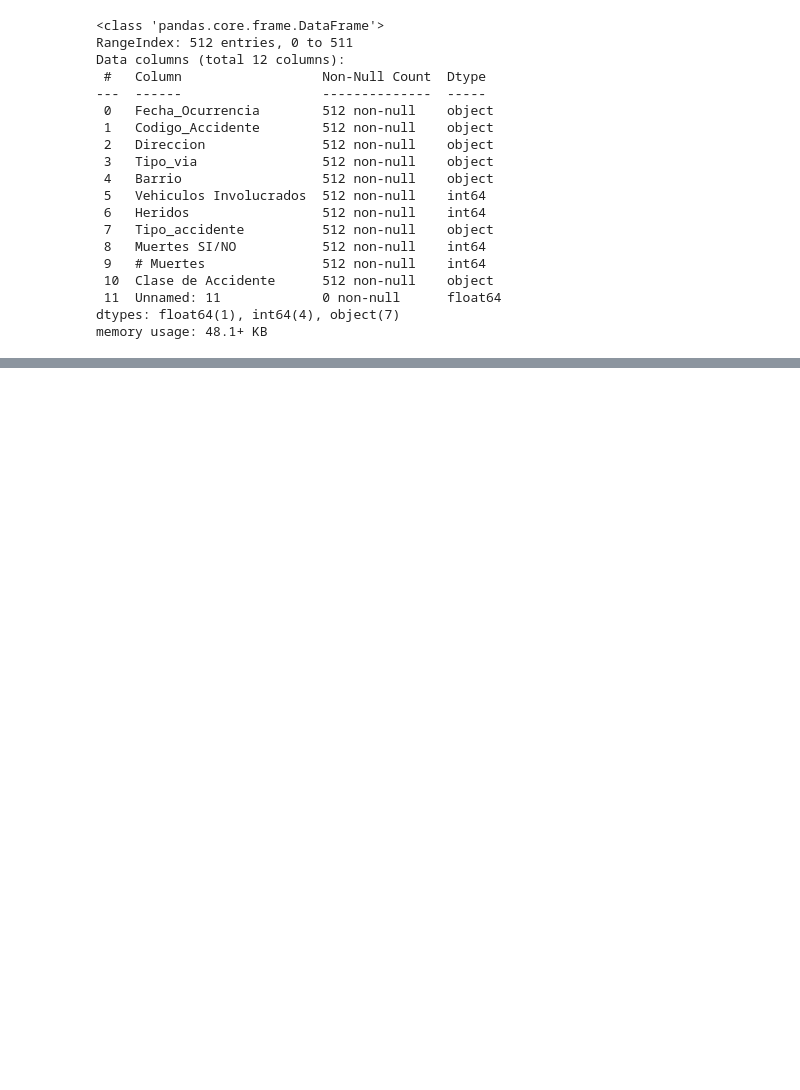
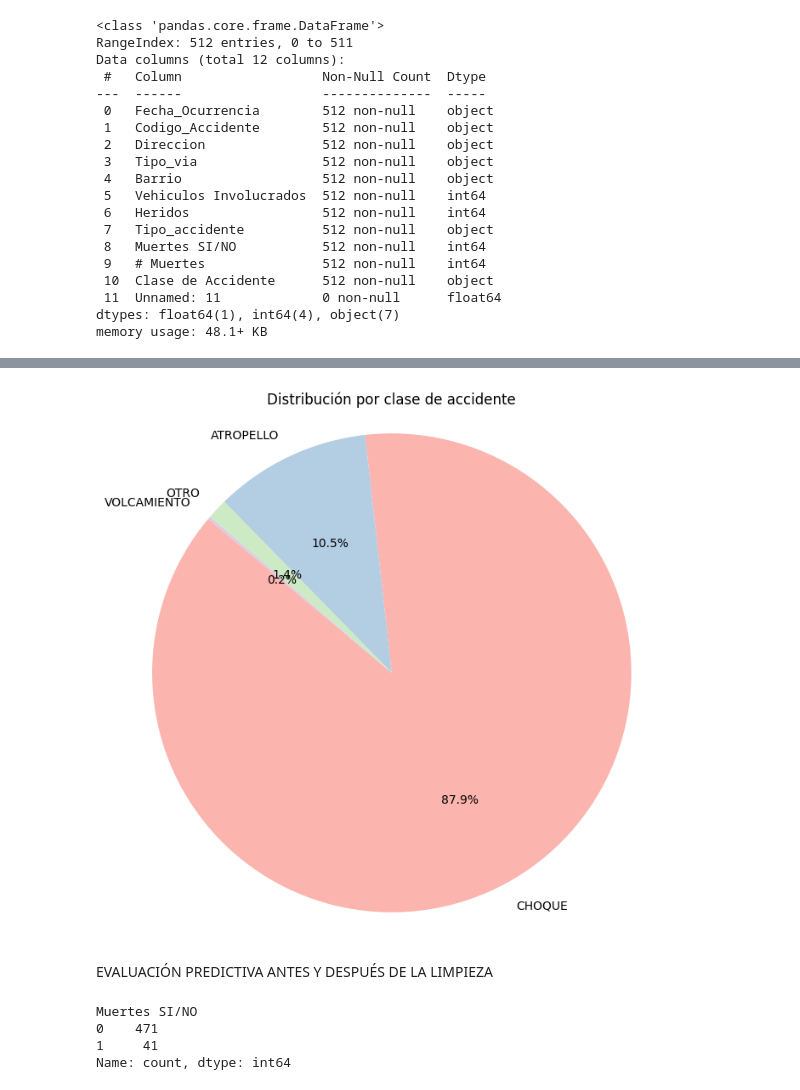
Before and after one commit to aprada84/Proyecto-1, a Jupyter notebook: Material complementario/PROYECTO.ipynb, the cells around one changed output, grey strips where cells are left out. Saved outputs shown, nothing was run; the diff lists cells and outputs as text; code cells hidden in the pictures; blank space fills up the shorter version.

Commit message:
Evaluación predictiva

```diff
--- a/Material complementario/PROYECTO.ipynb
+++ b/Material complementario/PROYECTO.ipynb
@@ -65,0 +80,25 @@ plt.show()
+# %%
+#GRAFICO 3
+#DISTRIBUCIÓN POR CLASE DE ACCIDENTE
+clase_accidente = df['Clase de Accidente'].value_counts()
+plt.figure(figsize=(8, 8))
+plt.pie(clase_accidente,
+        labels=clase_accidente.index,
+        autopct='%1.1f%%',
+        startangle=140,
+        colors=plt.cm.Pastel1.colors)
+plt.title('Distribución por clase de accidente')
+plt.axis('equal')  # Para que el gráfico sea circular
+plt.show()
+# %% [output]
+[figure, added]
+# %% [markdown]
+EVALUACIÓN PREDICTIVA ANTES Y DESPUÉS DE LA LIMPIEZA
+# %%
+#REVISIÓN DE DATOS
+print(df['Muertes SI/NO'].value_counts())
+# %% [output]
+Muertes SI/NO
+0    471
+1     41
+Name: count, dtype: int64
```
Also changed, not shown: parts of 3 cells of this notebook.
